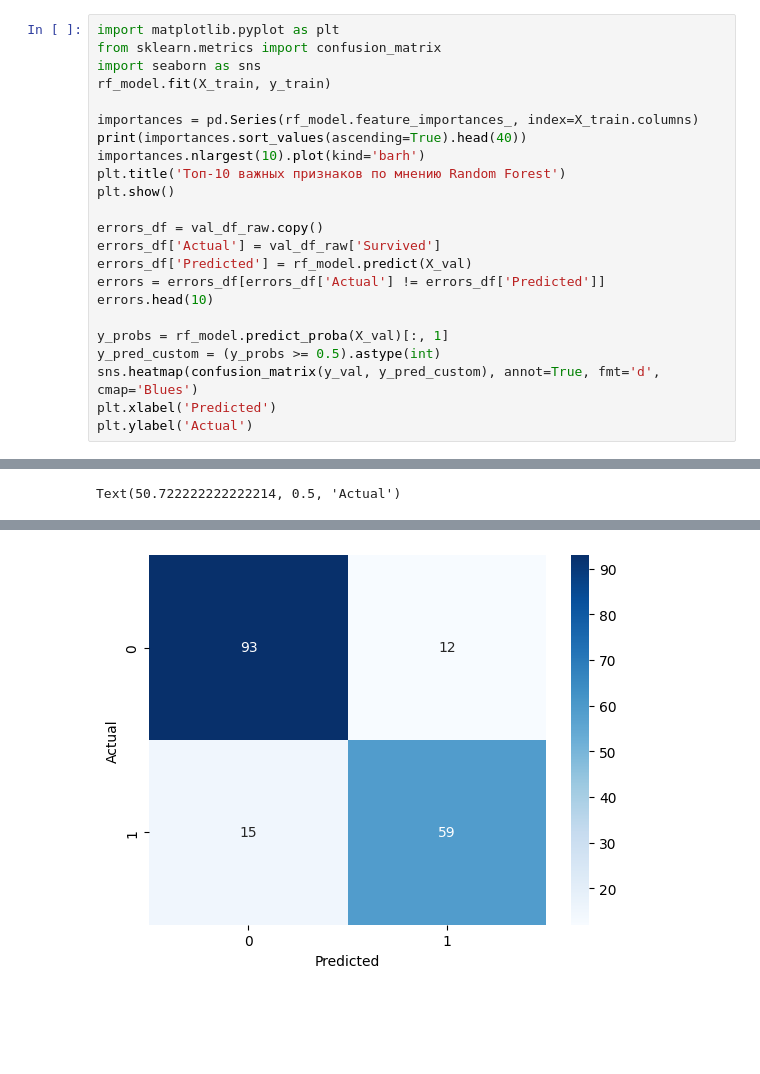
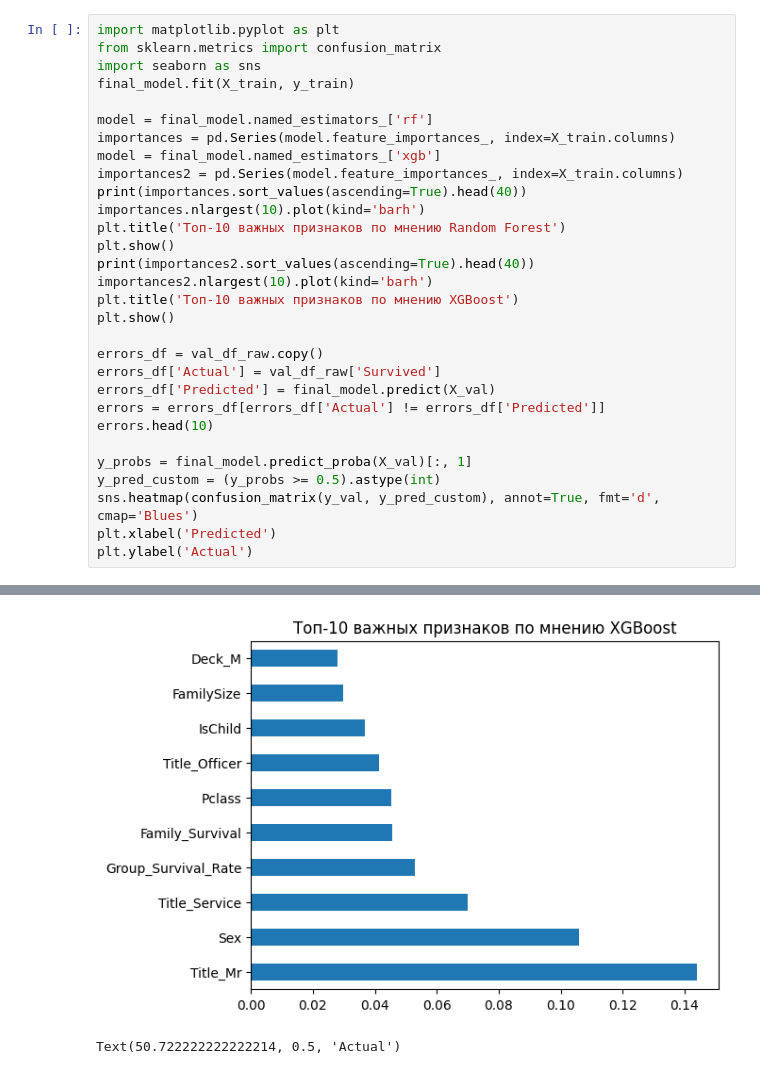
Before and after one commit to erj2231/notebooks-on-ml, a Jupyter notebook: TITANIC/TITANIC.ipynb, the cells around one changed output, grey strips where cells are left out. Cells and saved outputs as stored; diff of their text form; blank space fills up the shorter version.

```diff
--- a/TITANIC/TITANIC.ipynb
+++ b/TITANIC/TITANIC.ipynb
@@ -232,21 +222,28 @@ best_params = {
 import matplotlib.pyplot as plt
 from sklearn.metrics import confusion_matrix
 import seaborn as sns
-rf_model.fit(X_train, y_train)
+final_model.fit(X_train, y_train)
 
-importances = pd.Series(rf_model.feature_importances_, index=X_train.columns)
+model = final_model.named_estimators_['rf']
+importances = pd.Series(model.feature_importances_, index=X_train.columns)
+model = final_model.named_estimators_['xgb']
+importances2 = pd.Series(model.feature_importances_, index=X_train.columns)
 print(importances.sort_values(ascending=True).head(40))
 importances.nlargest(10).plot(kind='barh')
 plt.title('Топ-10 важных признаков по мнению Random Forest')
 plt.show()
+print(importances2.sort_values(ascending=True).head(40))
+importances2.nlargest(10).plot(kind='barh')
+plt.title('Топ-10 важных признаков по мнению XGBoost')
+plt.show()
 
 errors_df = val_df_raw.copy()
 errors_df['Actual'] = val_df_raw['Survived']
-errors_df['Predicted'] = rf_model.predict(X_val)
+errors_df['Predicted'] = final_model.predict(X_val)
 errors = errors_df[errors_df['Actual'] != errors_df['Predicted']]
 errors.head(10)
 
-y_probs = rf_model.predict_proba(X_val)[:, 1]
+y_probs = final_model.predict_proba(X_val)[:, 1]
 y_pred_custom = (y_probs >= 0.5).astype(int)
 sns.heatmap(confusion_matrix(y_val, y_pred_custom), annot=True, fmt='d', cmap='Blues')
 plt.xlabel('Predicted')
@@ -272,2 +272 @@ dtype: float64
 [figure]
-Text(50.722222222222214, 0.5, 'Actual')
@@ -274 +290,2 @@ Text(50.722222222222214, 0.5, 'Actual')
-[figure, old version]
+[figure, new version]
+Text(50.722222222222214, 0.5, 'Actual')
```
Also changed, not shown: parts of 2 cells of this notebook, 2 other files.
